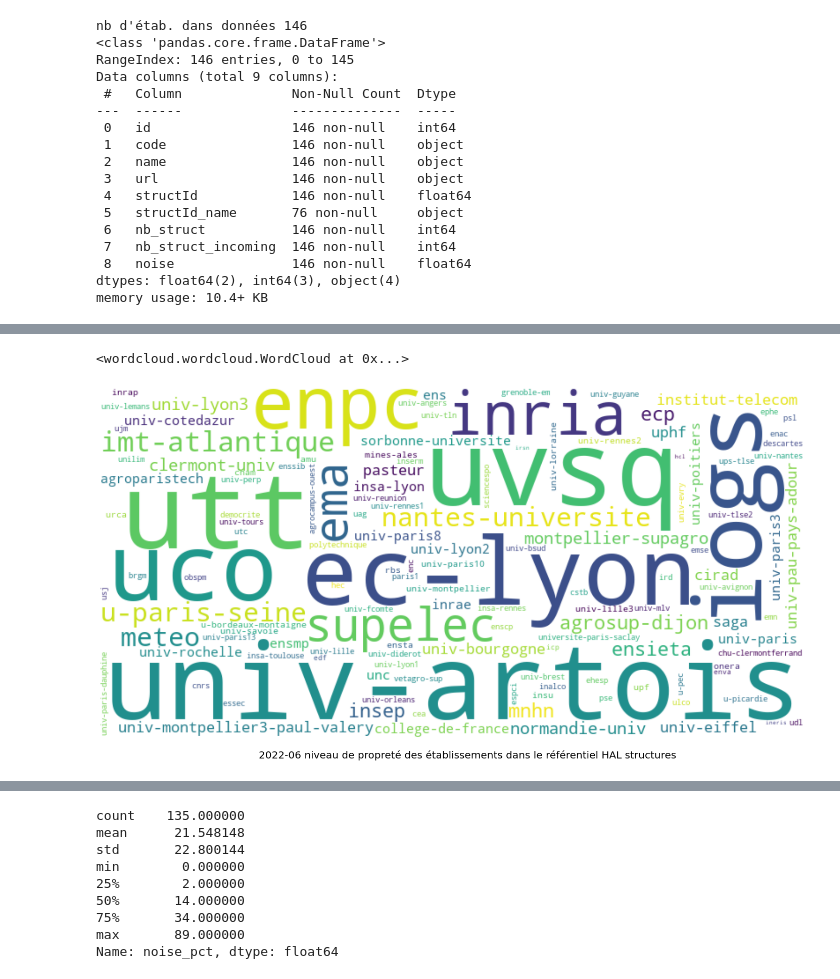
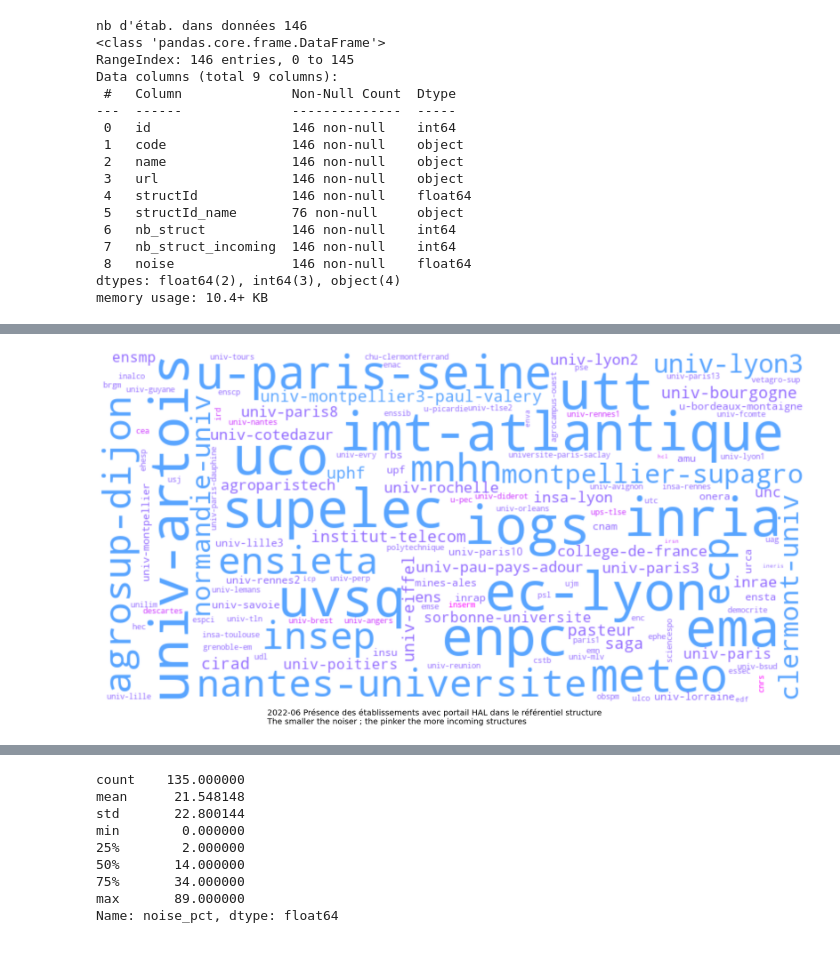
Before and after one commit to ml4rrieu/py_so, a Jupyter notebook: demo/aurehal_struct_noise_per_institution_graph.ipynb, the cells around one changed output, grey strips where cells are left out. Cells and saved outputs as stored; diff of their text form; code cells hidden in the pictures.

```diff
--- a/demo/aurehal_struct_noise_per_institution_graph.ipynb
+++ b/demo/aurehal_struct_noise_per_institution_graph.ipynb
@@ -48,0 +103,5 @@ nb d'étab. dans données 135
+# %%
+#create a dict matching color to portail code
+# color -> list portail code
+color_to_words = df.groupby('color')['code'].agg(list).to_dict()
+print("nb de couleur utilisées", len(color_to_words.keys()) )
@@ -51,18 +140,28 @@ import matplotlib.pyplot as plt
 # %%
-wordcloud = WordCloud(background_color="white", width=800, height=400)
+wordcloud = WordCloud(background_color="white", width=800, height=400, min_font_size = 6, max_font_size = 60)
+# generer le wordcloud à partir de frequence
 wordcloud.generate_from_frequencies(etab_freq)
+
+# Words that are not in any of the color_to_words values
+# will be colored with a grey single color function
+default_color = 'grey'
+
+# Creating word_cloud with text as argument in .generate() method
+grouped_color_func = SimpleGroupedColorFunc(color_to_words, default_color)
+
+# Apply our color function
+wordcloud.recolor(color_func = grouped_color_func)
+
+# Display the generated Word Cloud
+plt.figure(figsize=(25,18))
+plt.imshow(wordcloud, interpolation='bilinear')
+plt.tight_layout(pad=0)
+plt.axis("off")
+
+## memo bien préciser la date dans plt.text
+plt.text(190, 420, f"2022-06 Présence des établissements avec portail HAL dans le référentiel structure\nThe smaller the noiser ; the pinker the more incoming structures",
+         size = 20, color = "black")
+
+plt.savefig("../img/aurehal-struct-cleaniest-institutions.png", dpi = 200, bbox_inches='tight', pad_inches= 0, transparent= False)
 # %% [output]
-<wordcloud.wordcloud.WordCloud at 0x...>
+[figure, added]
-# %%
-## memo bien préciser la date dans plt.texte
-
-plt.figure(figsize=(25,18))
-plt.tight_layout(pad=0)
-plt.imshow(wordcloud, interpolation='bilinear')
-plt.axis("off")
-plt.text(180, 420, "2022-06 niveau de propreté des établissements dans le référentiel HAL structures",
-         size = 20, color = "black")
-
-plt.savefig("../img/noise-level-per-institution.png", bbox_inches='tight', pad_inches= 0)
-# %% [output]
-[figure, removed]
```
Also changed, not shown: parts of 27 cells of this notebook, 3 other files.
